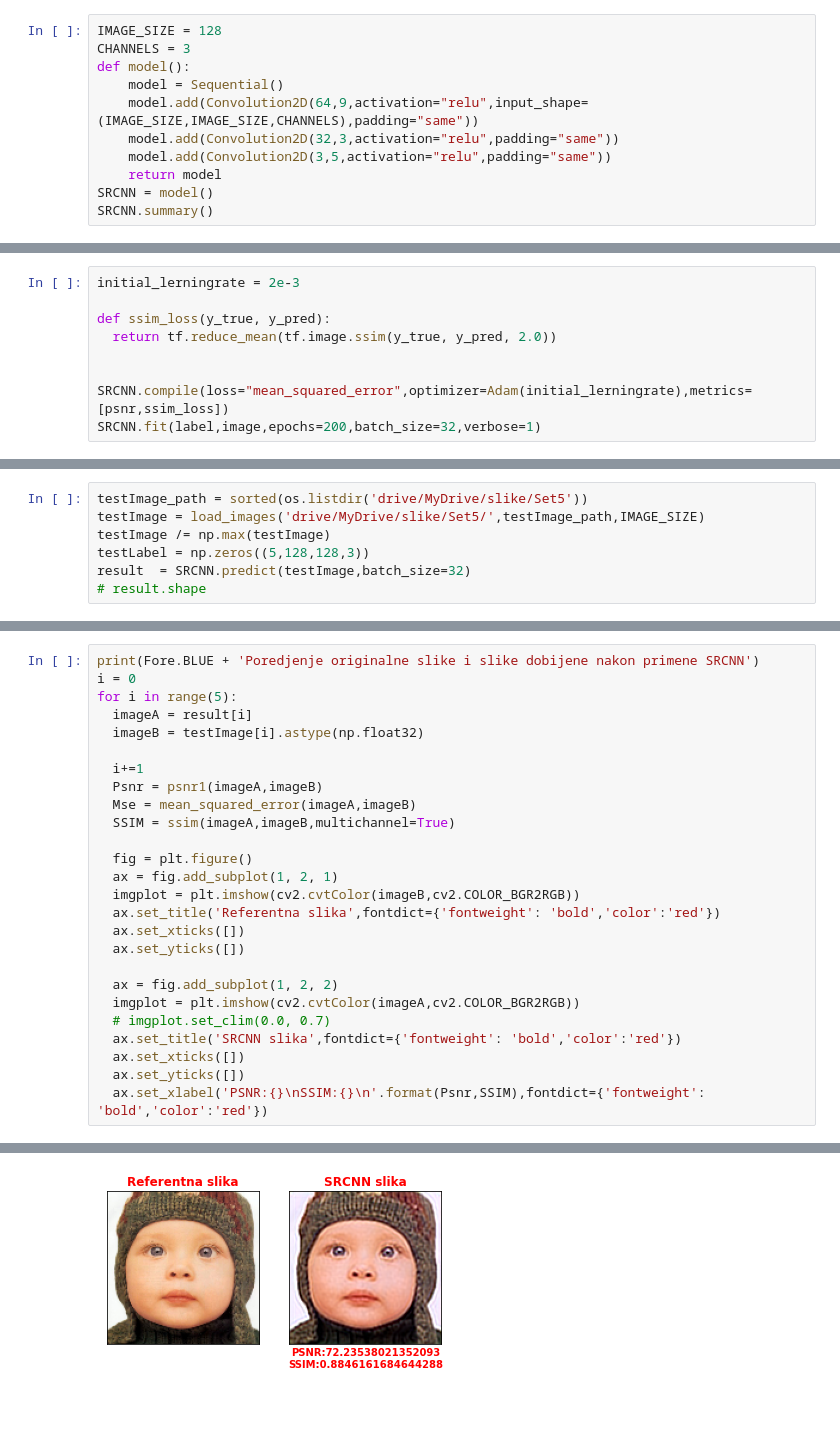
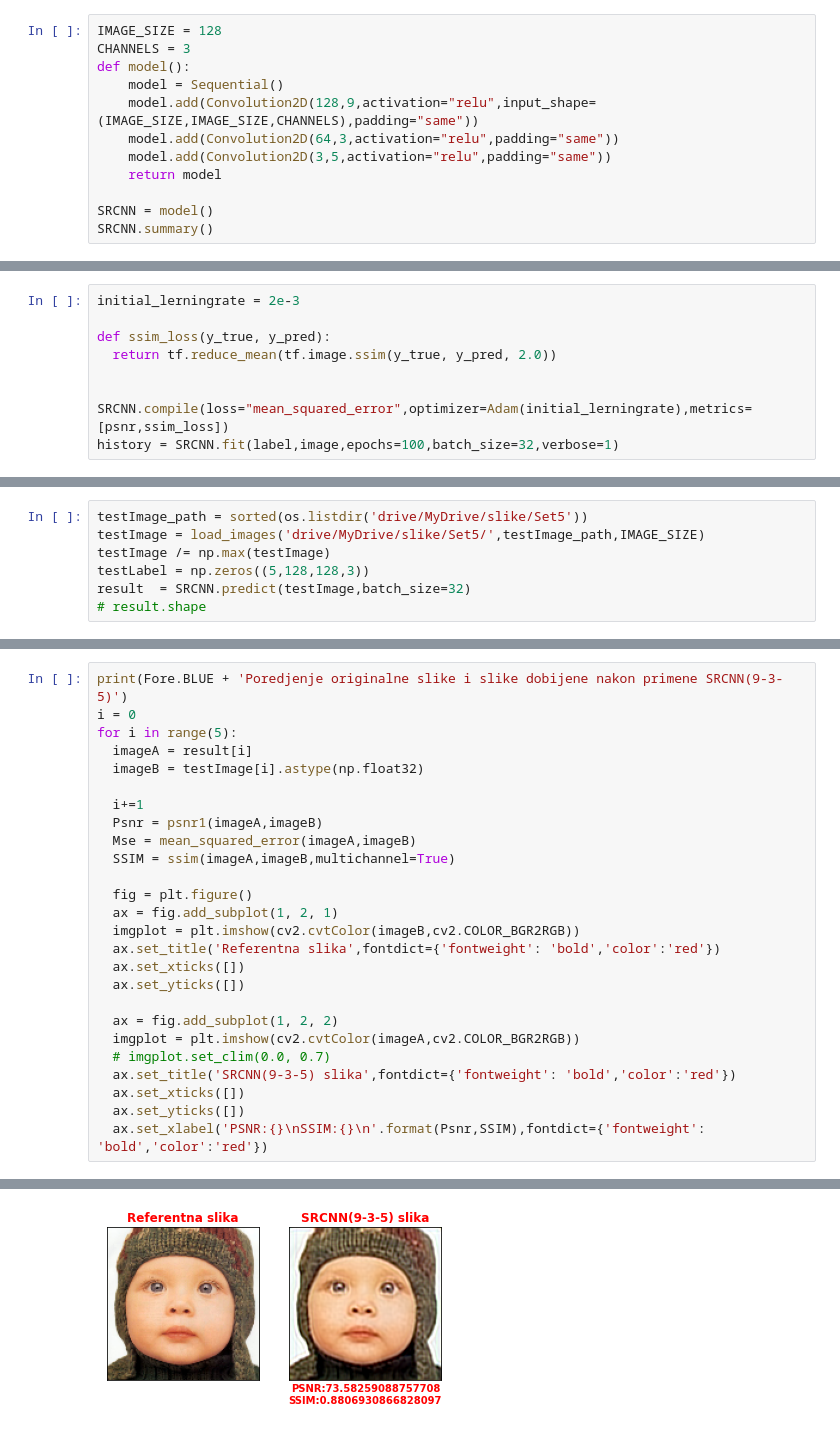
Before and after one commit to VladimirManda10/ProjekatIzRacunarskeInteligencije, a Jupyter notebook: ProjekatIzRI.ipynb, the cells around one changed output, grey strips where cells are left out. Drawn from its saved outputs; the diff is of its cells as text.

```diff
--- a/ProjekatIzRI.ipynb
+++ b/ProjekatIzRI.ipynb
@@ -137,10 +115,11 @@ IMAGE_SIZE = 128
 CHANNELS = 3
 def model():
     model = Sequential()
-    model.add(Convolution2D(64,9,activation="relu",input_shape=(IMAGE_SIZE,IMAGE_SIZE,CHANNELS),padding="same"))
-    model.add(Convolution2D(32,3,activation="relu",padding="same"))
+    model.add(Convolution2D(128,9,activation="relu",input_shape=(IMAGE_SIZE,IMAGE_SIZE,CHANNELS),padding="same"))
+    model.add(Convolution2D(64,3,activation="relu",padding="same"))
     model.add(Convolution2D(3,5,activation="relu",padding="same"))
     return model
+
 SRCNN = model()
 SRCNN.summary()
 # %% [output]
@@ -182,5 +161,5 @@ def ssim_loss(y_true, y_pred):
 
 
 SRCNN.compile(loss="mean_squared_error",optimizer=Adam(initial_lerningrate),metrics=[psnr,ssim_loss])
-SRCNN.fit(label,image,epochs=200,batch_size=32,verbose=1)
+history = SRCNN.fit(label,image,epochs=100,batch_size=32,verbose=1)
 # %% [output]
@@ -273,5 +251,5 @@ Poredjenje originalne slike i interpolirane(bilinearna)
 # %%
-print(Fore.BLUE + 'Poredjenje originalne slike i slike dobijene nakon primene SRCNN')
+print(Fore.BLUE + 'Poredjenje originalne slike i slike dobijene nakon primene SRCNN(9-3-5)')
 i = 0
 for i in range(5):
   imageA = result[i]
@@ -292,7 +270,7 @@ for i in range(5):
   ax = fig.add_subplot(1, 2, 2)
   imgplot = plt.imshow(cv2.cvtColor(imageA,cv2.COLOR_BGR2RGB))
   # imgplot.set_clim(0.0, 0.7)
-  ax.set_title('SRCNN slika',fontdict={'fontweight': 'bold','color':'red'})
+  ax.set_title('SRCNN(9-3-5) slika',fontdict={'fontweight': 'bold','color':'red'})
   ax.set_xticks([])
   ax.set_yticks([])
   ax.set_xlabel('PSNR:{}\nSSIM:{}\n'.format(Psnr,SSIM),fontdict={'fontweight': 'bold','color':'red'})
@@ -306 +284 @@ Clipping input data to the valid range for imshow with RGB data ([0..1] for floa
-[figure, old version]
+[figure, new version]
```
Also changed, not shown: parts of 20 cells of this notebook, 3 other files.
